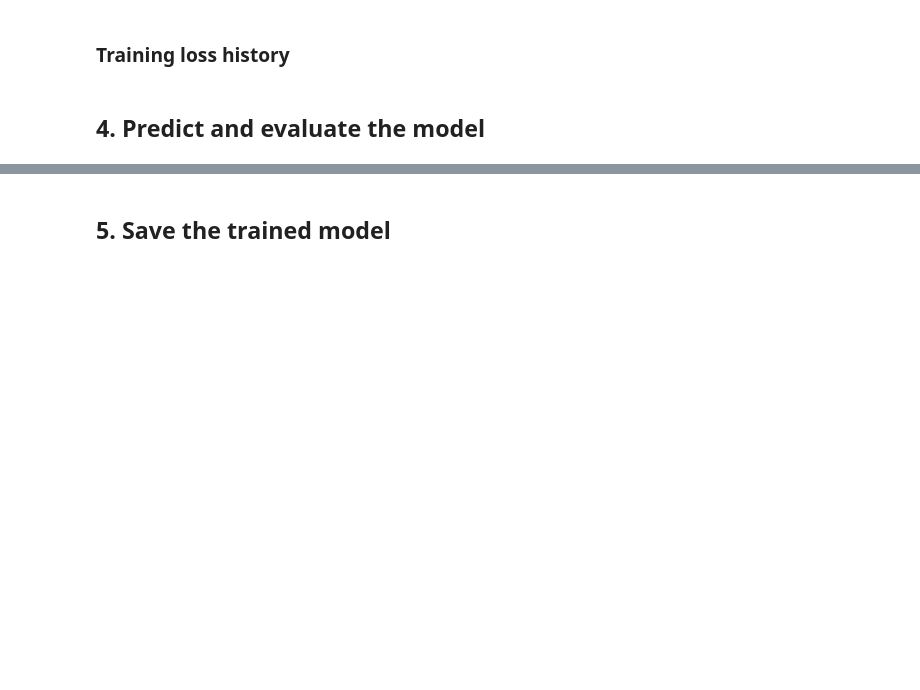
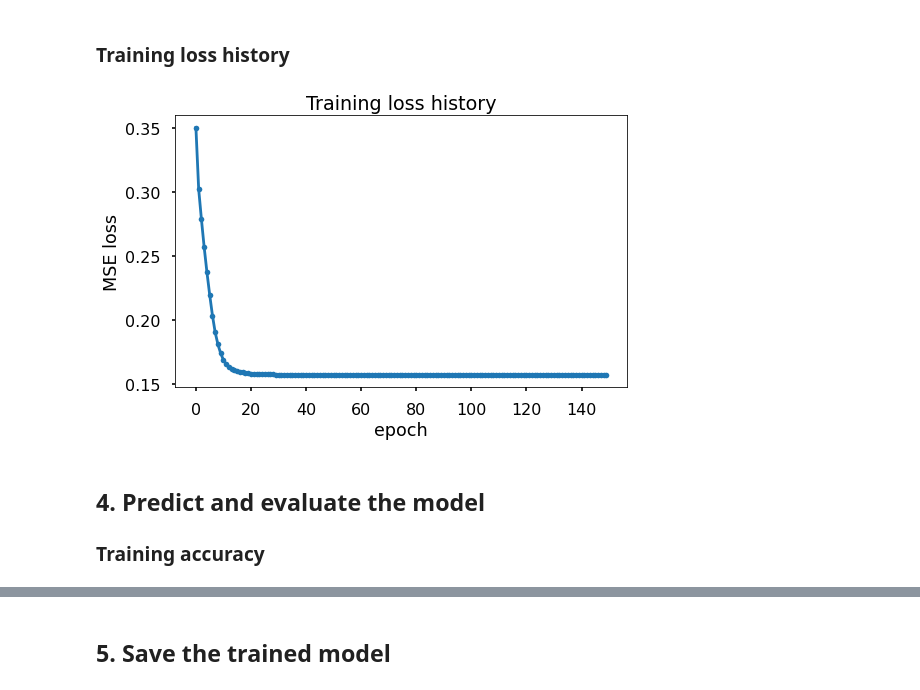
Before and after one commit to lento234/ml-tutorials, a Jupyter notebook: 01-basics/linear_regression.ipynb, the cells around one changed output, grey strips where cells are left out. Drawn from its saved outputs; the diff is of its cells as text; code cells hidden in the pictures; blank space fills up the shorter version.

```diff
--- a/01-basics/linear_regression.ipynb
+++ b/01-basics/linear_regression.ipynb
@@ -79,8 +82,8 @@ ax.legend();
 ### Hyperparameters
 # %%
 n_features = 1 # number of nodes (1 weight + 1 bias)
-num_epochs = 60 # i.e. number of iterations
-learning_rate = 0.15
+num_epochs = 150 # i.e. number of iterations
+learning_rate = 0.5
 # %% [markdown]
 ### Model
 
@@ -136,7 +139,7 @@ $$ \mathcal{F}^* = \arg \min_{\mathcal{F}}\ \mathcal{L}(X, Y)$$
 4. Compute gradients: `loss.backward()`
 5. Update weights: `optimizer.step()`
 # %%
-loss_history = []
+history = dict(loss=[], parameters=[])
 for epoch in range(num_epochs):
     # 1. Convert numpy arrays to torch tensors
     x = torch.from_numpy(x_train.astype('float32'))
@@ -155,6 +158,8 @@ for epoch in range(num_epochs):
     # 5. Update weights
     optimizer.step() # update gradient
 
-    loss_history.append(loss.item())
+    # 6. Log
+    history['loss'].append(loss.item())
+    history['parameters'].append([param.detach().item() for param in model.parameters()])
     if (epoch % 10) == 0 or epoch==(num_epochs-1):
         print ('[Epoch {}]: loss = {:.4f}'.format(epoch, loss.item()))
@@ -162,12 +184,16 @@ for epoch in range(num_epochs):
 ### Training loss history
 # %%
 fig, ax = plt.subplots()
-ax.plot(loss_history, '.-')
+ax.plot(history['loss'], '.-')
 ax.set(xlabel='epoch', ylabel='MSE loss',
        title='Training loss history');
+# %% [output]
+[figure, added]
 # %% [markdown]
 <a id="evaluate"></a>
 ## 4. Predict and evaluate the model
+
+### Training accuracy
 # %%
 # Predict
 predict = model(torch.from_numpy(x_train.astype('float32'))).detach().numpy()
```
Also changed, not shown: parts of 10 cells of this notebook, 1 other file.
